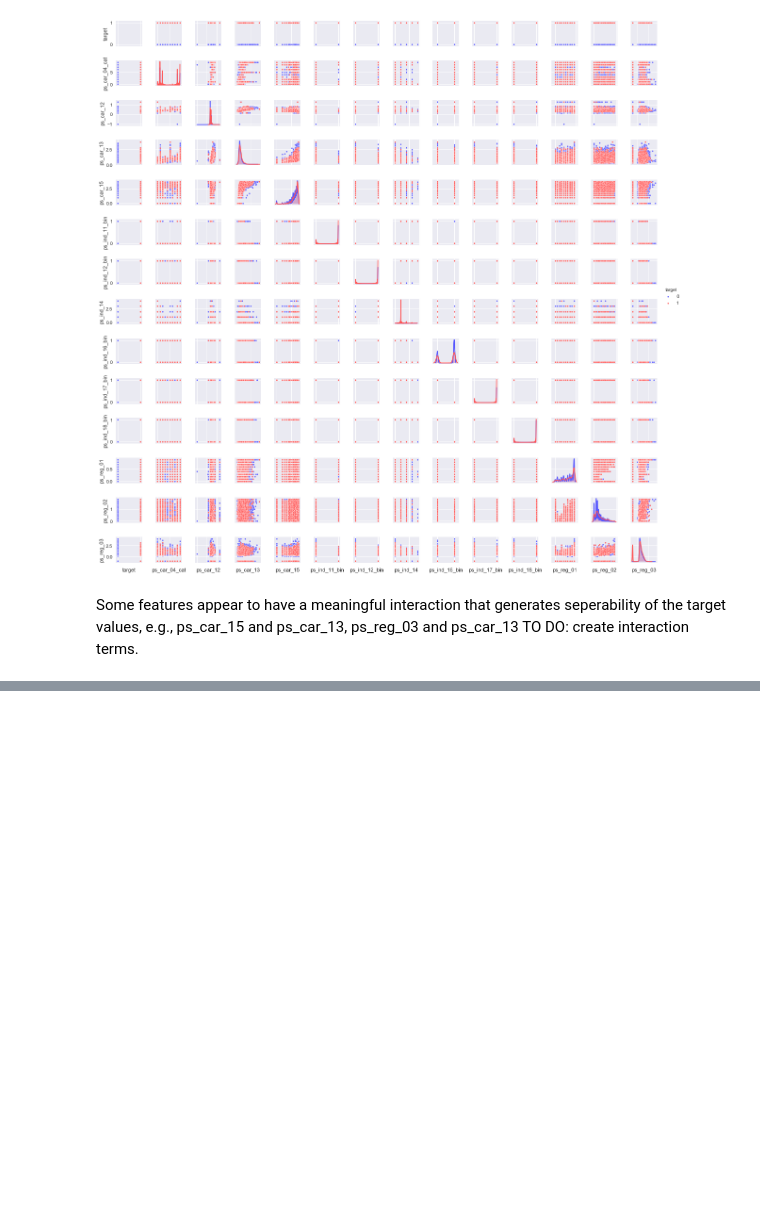
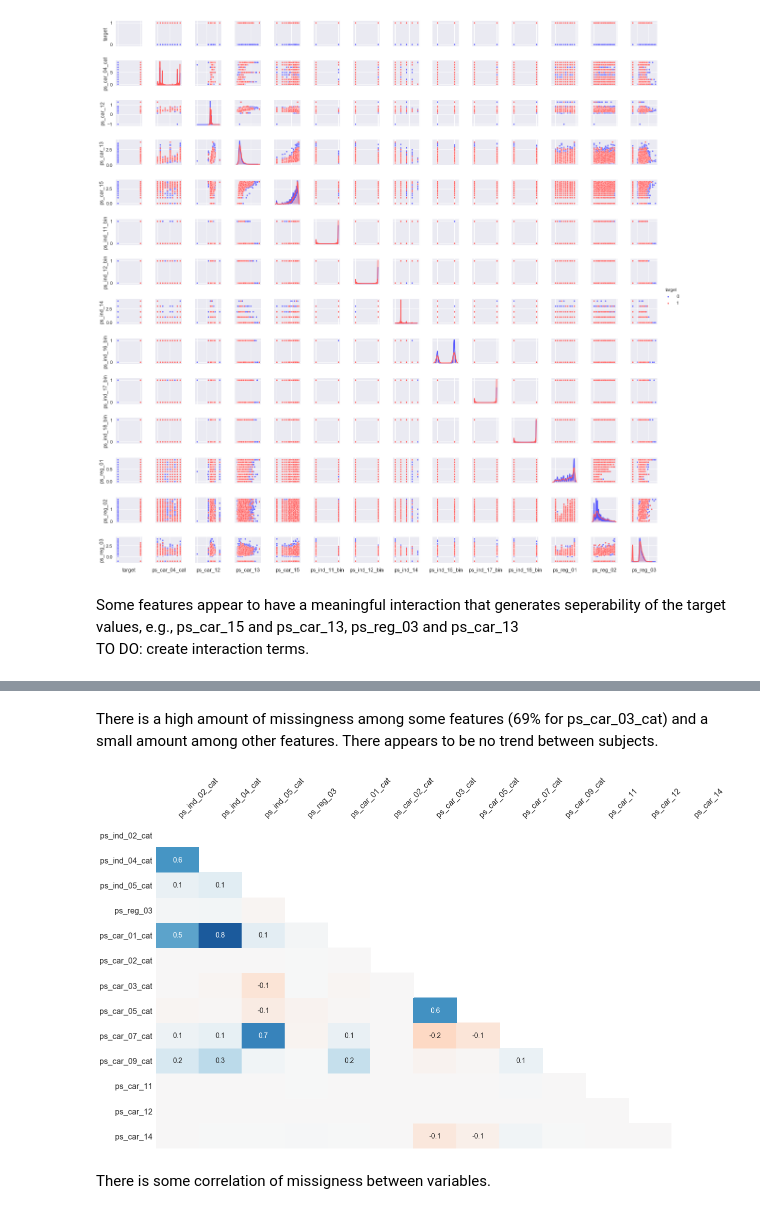
Before and after one commit to GreysonL/MIT6.867, a Jupyter notebook: Code/Data_exploration.ipynb, the cells around one changed output, grey strips where cells are left out. Drawn from its saved outputs; the diff is of its cells as text; code cells hidden in the pictures; blank space fills up the shorter version.

```diff
--- a/Code/Data_exploration.ipynb
+++ b/Code/Data_exploration.ipynb
@@ -127,0 +169,9 @@ TO DO: create interaction terms.
+# %% [markdown]
+There is a high amount of missingness among some features (69% for ps_car_03_cat) and a small amount among other features. There appears to be no trend between subjects.
+# %%
+### Heatmap
+msno.heatmap(train)
+# %% [output]
+[figure, added]
+# %% [markdown]
+There is some correlation of missigness between variables.
```
Also changed, not shown: parts of 6 cells of this notebook.
